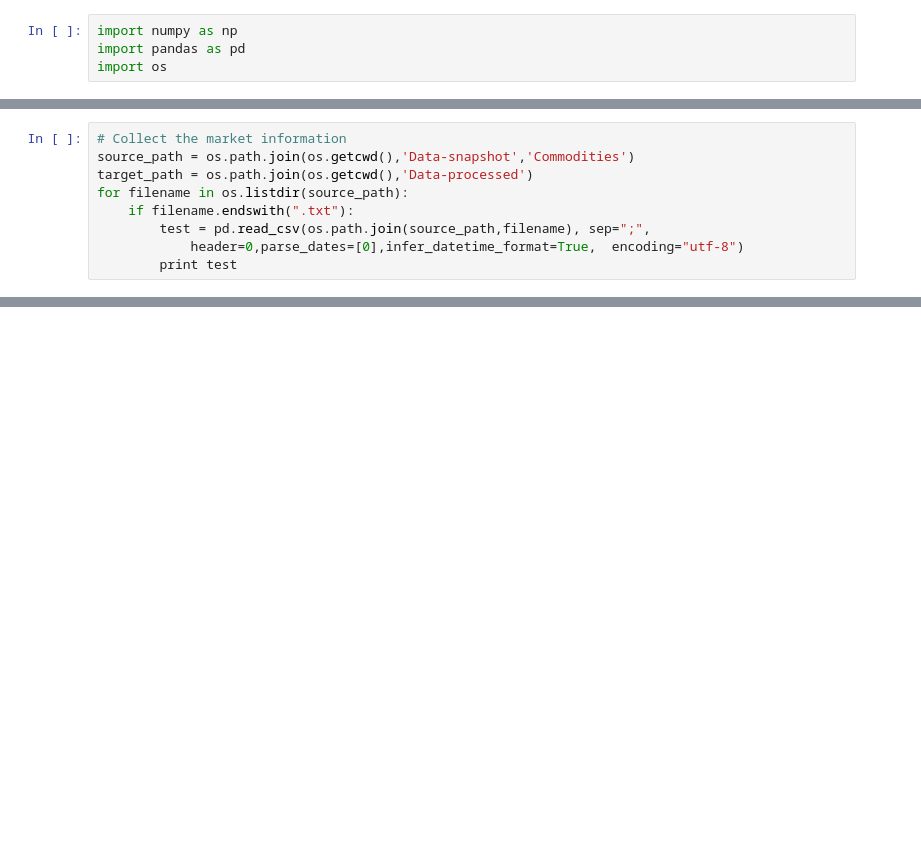
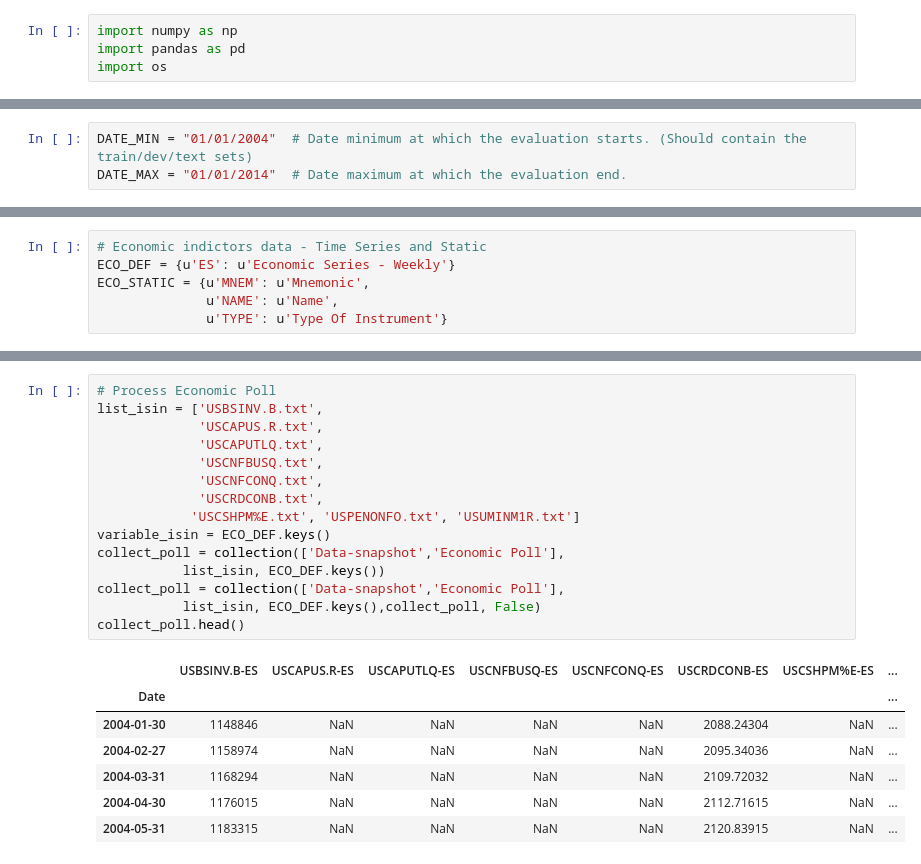
Before and after one commit to PierreNowi/cs230-project, a Jupyter notebook: data-pre-process.ipynb, the cells around one changed output, grey strips where cells are left out. Drawn from its saved outputs; the diff is of its cells as text; blank space fills up the shorter version.

```diff
--- a/data-pre-process.ipynb
+++ b/data-pre-process.ipynb
@@ -859,9 +22,0 @@ IOError: [Errno 2] File /Users/pierrenowicki/Documents/PDF/Delete/Project/cs230-
-# %%
-# Collect the market information
-source_path = os.path.join(os.getcwd(),'Data-snapshot','Commodities')
-target_path = os.path.join(os.getcwd(),'Data-processed')
-for filename in os.listdir(source_path):
-    if filename.endswith(".txt"):
-        test = pd.read_csv(os.path.join(source_path,filename), sep=";",
-            header=0,parse_dates=[0],infer_datetime_format=True,  encoding="utf-8")
-        print test
@@ -885,0 +29,3 @@ for filename in os.listdir(source_path):
+# %%
+DATE_MIN = "01/01/2004"  # Date minimum at which the evaluation starts. (Should contain the train/dev/text sets)
+DATE_MAX = "01/01/2014"  # Date maximum at which the evaluation end.
@@ -885,0 +340,6 @@ for filename in os.listdir(source_path):
+# %%
+# Economic indictors data - Time Series and Static
+ECO_DEF = {u'ES': u'Economic Series - Weekly'}
+ECO_STATIC = {u'MNEM': u'Mnemonic',
+              u'NAME': u'Name',
+              u'TYPE': u'Type Of Instrument'}
@@ -885,0 +597,23 @@ for filename in os.listdir(source_path):
+# %%
+# Process Economic Poll
+list_isin = ['USBSINV.B.txt',
+             'USCAPUS.R.txt',
+             'USCAPUTLQ.txt',
+             'USCNFBUSQ.txt',
+             'USCNFCONQ.txt',
+             'USCRDCONB.txt',
+            'USCSHPM%E.txt', 'USPENONFO.txt', 'USUMINM1R.txt']
+variable_isin = ECO_DEF.keys()
+collect_poll = collection(['Data-snapshot','Economic Poll'],
+           list_isin, ECO_DEF.keys())
+collect_poll = collection(['Data-snapshot','Economic Poll'],
+           list_isin, ECO_DEF.keys(),collect_poll, False)
+collect_poll.head()
+# %% [output]
+|  | USBSINV.B-ES | USCAPUS.R-ES | USCAPUTLQ-ES | USCNFBUSQ-ES | USCNFCONQ-ES | USCRDCONB-ES | USCSHPM%E-ES | ... |
+| Date |  |  |  |  |  |  |  | ... |
+| 2004-01-30 | 1148846 | NaN | NaN | NaN | NaN | 2088.24304 | NaN | ... |
+| 2004-02-27 | 1158974 | NaN | NaN | NaN | NaN | 2095.34036 | NaN | ... |
+| 2004-03-31 | 1168294 | NaN | NaN | NaN | NaN | 2109.72032 | NaN | ... |
+| 2004-04-30 | 1176015 | NaN | NaN | NaN | NaN | 2112.71615 | NaN | ... |
+| 2004-05-31 | 1183315 | NaN | NaN | NaN | NaN | 2120.83915 | NaN | ... |
```
Also changed, not shown: parts of 92 cells of this notebook, 7 other files.
